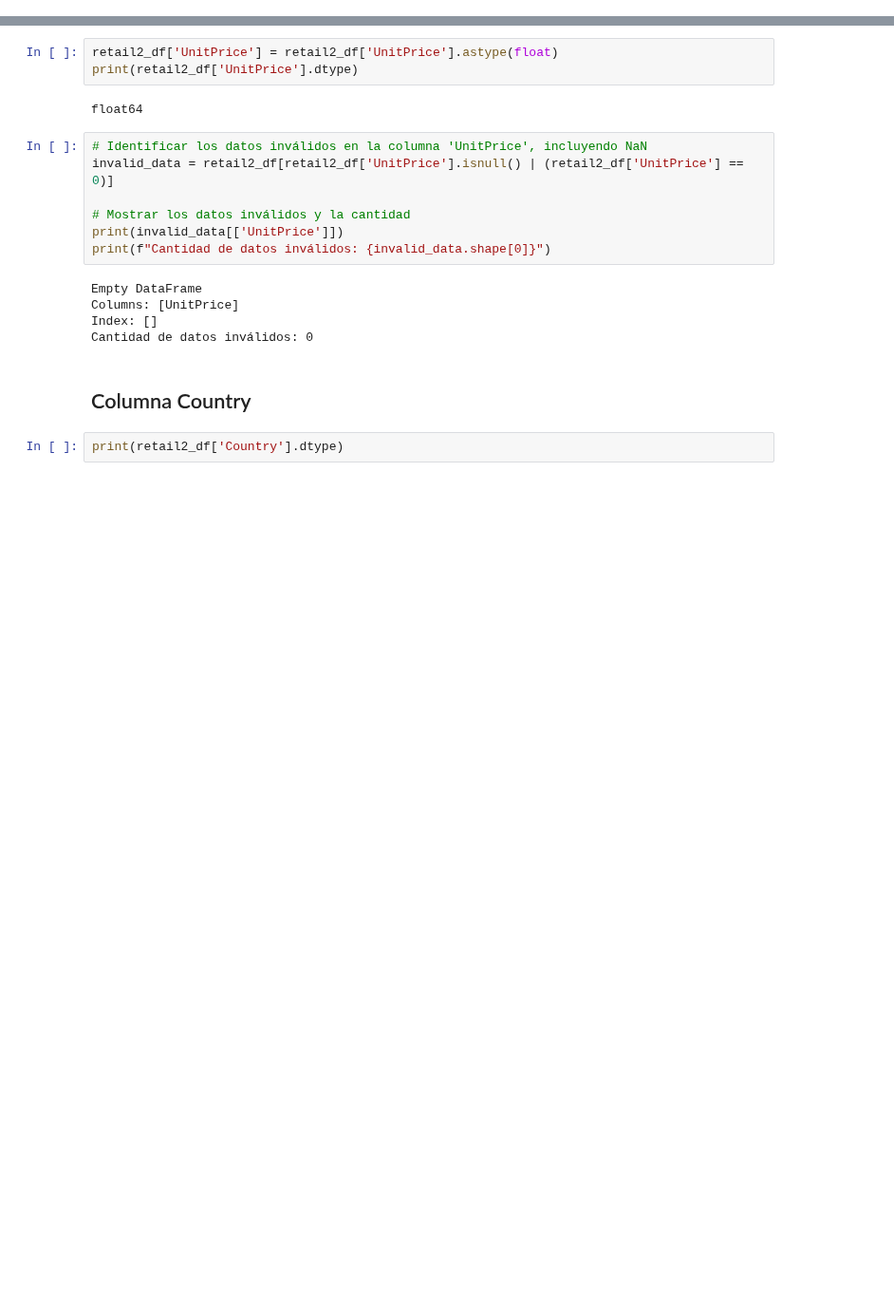
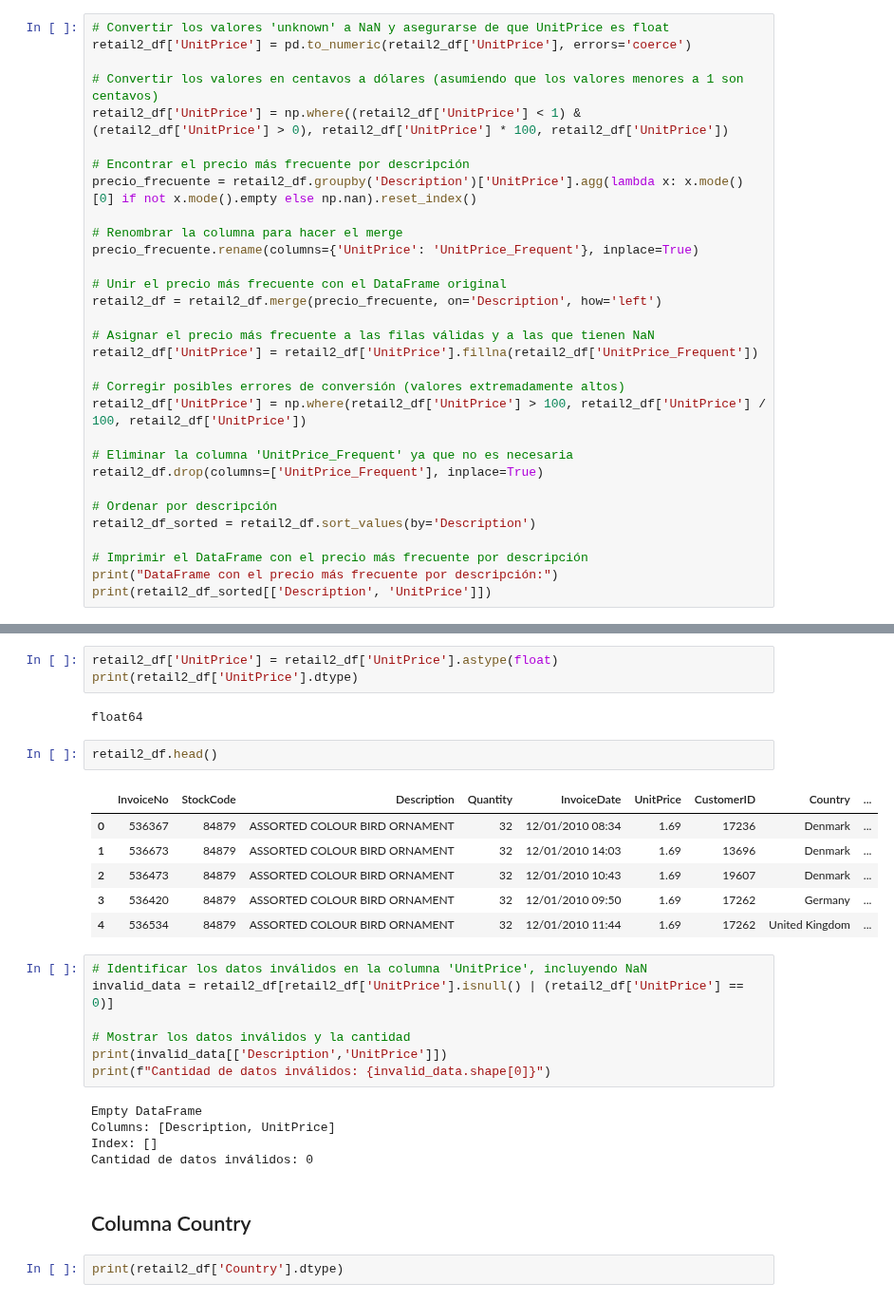
Before and after one commit to Nana8310/Curso_Pandas, a Jupyter notebook: Notebook/Prácticas/Práctica-43/Notebook_43/LimpiezaDatos_noteboo43.ipynb, the cells around one changed output, grey strips where cells are left out. Shown at 95% size. Saved outputs shown, nothing was run; the diff lists cells and outputs as text; blank space fills up the shorter version.

```diff
--- a/Notebook/Prácticas/Práctica-43/Notebook_43/LimpiezaDatos_noteboo43.ipynb
+++ b/Notebook/Prácticas/Práctica-43/Notebook_43/LimpiezaDatos_noteboo43.ipynb
@@ -1092,0 +1033,31 @@ print(retail2_df[['Description', 'UnitPrice']])
+# %%
+# Convertir los valores 'unknown' a NaN y asegurarse de que UnitPrice es float
+retail2_df['UnitPrice'] = pd.to_numeric(retail2_df['UnitPrice'], errors='coerce')
+
+# Convertir los valores en centavos a dólares (asumiendo que los valores menores a 1 son centavos)
+retail2_df['UnitPrice'] = np.where((retail2_df['UnitPrice'] < 1) & (retail2_df['UnitPrice'] > 0), retail2_df['UnitPrice'] * 100, retail2_df['UnitPrice'])
+
+# Encontrar el precio más frecuente por descripción
+precio_frecuente = retail2_df.groupby('Description')['UnitPrice'].agg(lambda x: x.mode()[0] if not x.mode().empty else np.nan).reset_index()
+
+# Renombrar la columna para hacer el merge
+precio_frecuente.rename(columns={'UnitPrice': 'UnitPrice_Frequent'}, inplace=True)
+
+# Unir el precio más frecuente con el DataFrame original
+retail2_df = retail2_df.merge(precio_frecuente, on='Description', how='left')
+
+# Asignar el precio más frecuente a las filas válidas y a las que tienen NaN
+retail2_df['UnitPrice'] = retail2_df['UnitPrice'].fillna(retail2_df['UnitPrice_Frequent'])
+
+# Corregir posibles errores de conversión (valores extremadamente altos)
+retail2_df['UnitPrice'] = np.where(retail2_df['UnitPrice'] > 100, retail2_df['UnitPrice'] / 100, retail2_df['UnitPrice'])
+
+# Eliminar la columna 'UnitPrice_Frequent' ya que no es necesaria
+retail2_df.drop(columns=['UnitPrice_Frequent'], inplace=True)
+
+# Ordenar por descripción
+retail2_df_sorted = retail2_df.sort_values(by='Description')
+
+# Imprimir el DataFrame con el precio más frecuente por descripción
+print("DataFrame con el precio más frecuente por descripción:")
+print(retail2_df_sorted[['Description', 'UnitPrice']])
@@ -1095,16 +1084,25 @@ retail2_df['UnitPrice'] = retail2_df['UnitPrice'].astype(float)
 print(retail2_df['UnitPrice'].dtype)
 # %% [output]
 float64
+# %%
+retail2_df.head()
+# %% [output]
+|  | InvoiceNo | StockCode | Description | Quantity | InvoiceDate | UnitPrice | CustomerID | Country | ... |
+| 0 | 536367 | 84879 | ASSORTED COLOUR BIRD ORNAMENT | 32 | 12/01/2010 08:34 | 1.69 | 17236 | Denmark | ... |
+| 1 | 536673 | 84879 | ASSORTED COLOUR BIRD ORNAMENT | 32 | 12/01/2010 14:03 | 1.69 | 13696 | Denmark | ... |
+| 2 | 536473 | 84879 | ASSORTED COLOUR BIRD ORNAMENT | 32 | 12/01/2010 10:43 | 1.69 | 19607 | Denmark | ... |
+| 3 | 536420 | 84879 | ASSORTED COLOUR BIRD ORNAMENT | 32 | 12/01/2010 09:50 | 1.69 | 17262 | Germany | ... |
+| 4 | 536534 | 84879 | ASSORTED COLOUR BIRD ORNAMENT | 32 | 12/01/2010 11:44 | 1.69 | 17262 | United Kingdom | ... |
 # %%
 # Identificar los datos inválidos en la columna 'UnitPrice', incluyendo NaN
 invalid_data = retail2_df[retail2_df['UnitPrice'].isnull() | (retail2_df['UnitPrice'] == 0)]
 
 # Mostrar los datos inválidos y la cantidad
-print(invalid_data[['UnitPrice']])
+print(invalid_data[['Description','UnitPrice']])
 print(f"Cantidad de datos inválidos: {invalid_data.shape[0]}")
 # %% [output]
 Empty DataFrame
-Columns: [UnitPrice]
+Columns: [Description, UnitPrice]
 Index: []
 Cantidad de datos inválidos: 0
 # %% [markdown]
```
Also changed, not shown: parts of 14 cells of this notebook, 1 other file.
